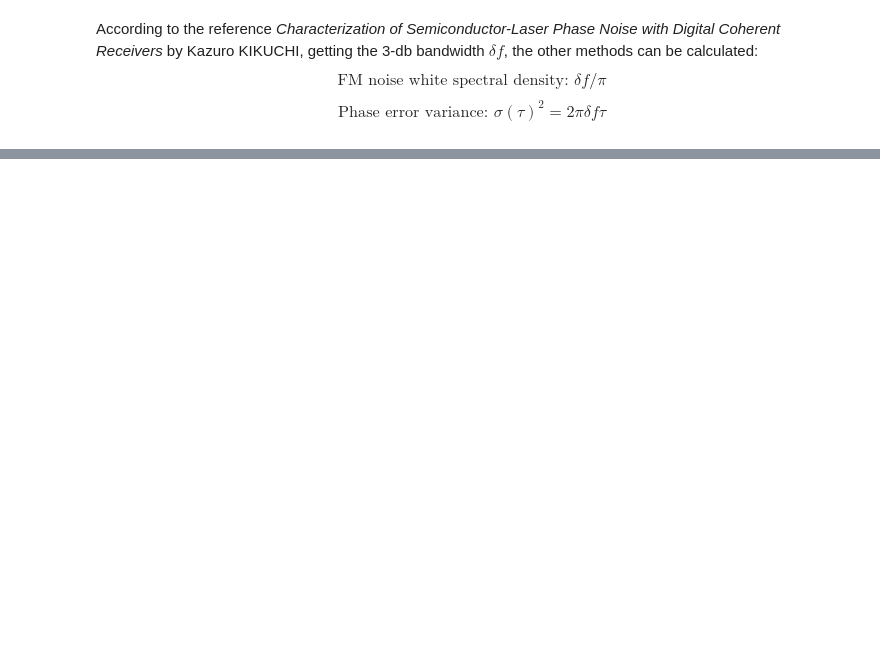
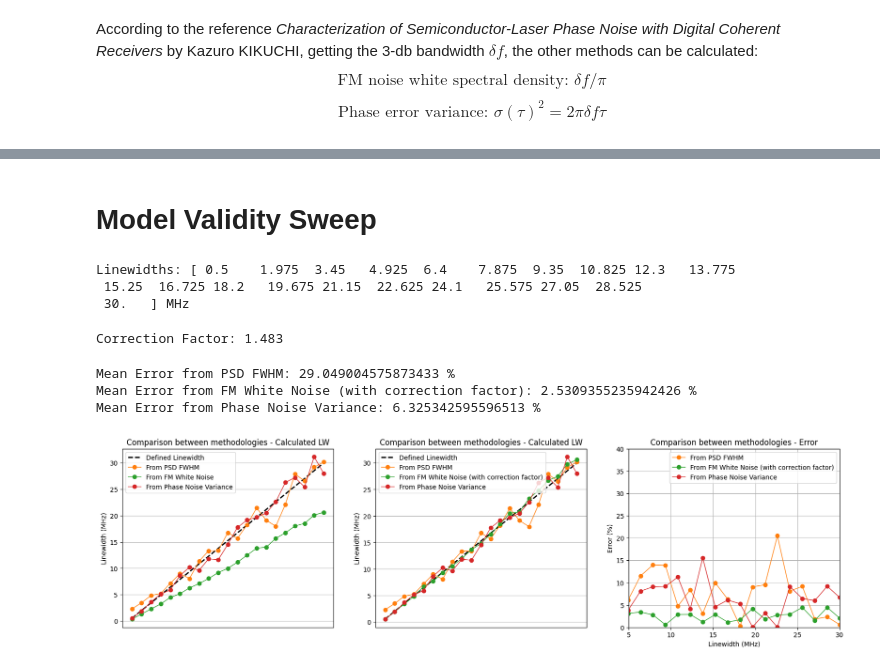
Before and after one commit to CaioRodrigues200/Laser-Study, a Jupyter notebook: Projects/Delayed_Self_Heterodyne/LorentzTesting.ipynb, the cells around one changed output, grey strips where cells are left out. Cells and saved outputs as stored; diff of their text form; code cells hidden in the pictures; blank space fills up the shorter version.

```diff
--- a/Projects/Delayed_Self_Heterodyne/LorentzTesting.ipynb
+++ b/Projects/Delayed_Self_Heterodyne/LorentzTesting.ipynb
@@ -750,3 +749,13 @@ $$\text{Phase error variance: }  \sigma(\tau)^2 = 2 \pi \delta f \tau$$
 display(Math('FM~noise~white~spectral~density = %5.6f ~MHz~(DFB)~~~|~~~ Phase~error~variance~slope = %5.6f~(DFB)' %(delF/(2*np.pi),2*np.pi*delF/2)))
 # %% [output]
 $\displaystyle FM~noise~white~spectral~density = 1.921781 ~MHz~(DFB)~~~|~~~ Phase~error~variance~slope = 37.934436~(DFB)$
+# %% [markdown]
+# Model Validity Sweep
+# %%
+lwArray = np.linspace(0.5e6,30e6,21)
+# lwArray = np.linspace(3e6,30e6,21)
+print(f'Linewidths: {lwArray*1e-6} MHz')
+# %% [output]
+Linewidths: [ 0.5    1.975  3.45   4.925  6.4    7.875  9.35  10.825 12.3   13.775
+ 15.25  16.725 18.2   19.675 21.15  22.625 24.1   25.575 27.05  28.525
+ 30.   ] MHz
@@ -752,0 +947,53 @@ $\displaystyle FM~noise~white~spectral~density = 1.921781 ~MHz~(DFB)~~~|~~~ Phas
+# %%
+correctFac = np.round(np.mean(lwArray/FMArray),3)
+print(f'Correction Factor: {correctFac}')
+# %% [output]
+Correction Factor: 1.483
+# %%
+fig, ax = plt.subplots(1,3)
+fig.set_figheight(5)
+fig.set_figwidth(20)
+
+ax[0].plot(lwArray*1e-6,color='black',linestyle='--',linewidth=2,label='Defined Linewidth')
+ax[0].plot(PSDArray*1e-6,'-o',color='C1',linewidth=1,label='From PSD FWHM')
+ax[0].plot(FMArray*1e-6,'-o',color='C2',linewidth=1,label='From FM White Noise')
+ax[0].plot(PNoiseArray*1e-6,'-o',color='C3',linewidth=1,label='From Phase Noise Variance')
+ax[0].set_ylabel('Linewidth (MHz)',fontsize=10)
+ax[0].set_xticks([])
+ax[0].set_title('Comparison between methodologies - Calculated LW',fontsize=12)
+ax[0].legend(fontsize=10)
+ax[0].grid()
+
+ax[1].plot(lwArray*1e-6,color='black',linestyle='--',linewidth=2,label='Defined Linewidth')
+ax[1].plot(PSDArray*1e-6,'-o',color='C1',linewidth=1,label='From PSD FWHM')
+ax[1].plot(correctFac*FMArray*1e-6,'-o',color='C2',linewidth=1,label='From FM White Noise (with correction factor)')
+ax[1].plot(PNoiseArray*1e-6,'-o',color='C3',linewidth=1,label='From Phase Noise Variance')
+ax[1].set_ylabel('Linewidth (MHz)',fontsize=10)
+ax[1].set_xticks([])
+ax[1].set_title('Comparison between methodologies - Calculated LW',fontsize=12)
+ax[1].legend(fontsize=10)
+ax[1].grid()
+
+ax[2].plot(lwArray*1e-6,100*np.abs(PSDArray-lwArray)/lwArray,'-o',color='C1',linewidth=1,label='From PSD FWHM')
+ax[2].plot(lwArray*1e-6,100*np.abs(correctFac*FMArray-lwArray)/lwArray,'-o',color='C2',linewidth=1,label='From FM White Noise (with correction factor)')
+ax[2].plot(lwArray*1e-6,100*np.abs(PNoiseArray-lwArray)/lwArray,'-o',color='C3',linewidth=1,label='From Phase Noise Variance')
+ax[2].set_xlim(5,30)
+ax[2].set_ylim(0,40)
+ax[2].set_ylabel('Error (%)',fontsize=10)
+ax[2].set_xlabel('Linewidth (MHz)')
+ax[2].set_title('Comparison between methodologies - Error',fontsize=12)
+ax[2].legend(fontsize=10)
+ax[2].grid()
+
+print(f'Mean Error from PSD FWHM: {np.mean(100*np.abs(PSDArray-lwArray)/lwArray)} %')
+print(f'Mean Error from FM White Noise (with correction factor): {np.mean(100*np.abs(correctFac*FMArray-lwArray)/lwArray)} %')
+print(f'Mean Error from Phase Noise Variance: {np.mean(100*np.abs(PNoiseArray-lwArray)/lwArray)} %')
+
+datapath = '../../Media/Delayed_Self-Heterodyne'
+file_count = sum(len(files) for _, _, files in os.walk(datapath))
+plt.savefig(datapath+"/"+"Methodologies_Comparison" + ".png", transparent=False, facecolor="white", bbox_inches="tight")
+# %% [output]
+Mean Error from PSD FWHM: 29.049004575873433 %
+Mean Error from FM White Noise (with correction factor): 2.5309355235942426 %
+Mean Error from Phase Noise Variance: 6.325342595596513 %
+[figure, added]
```
Also changed, not shown: parts of 11 cells of this notebook, 2 other files.
